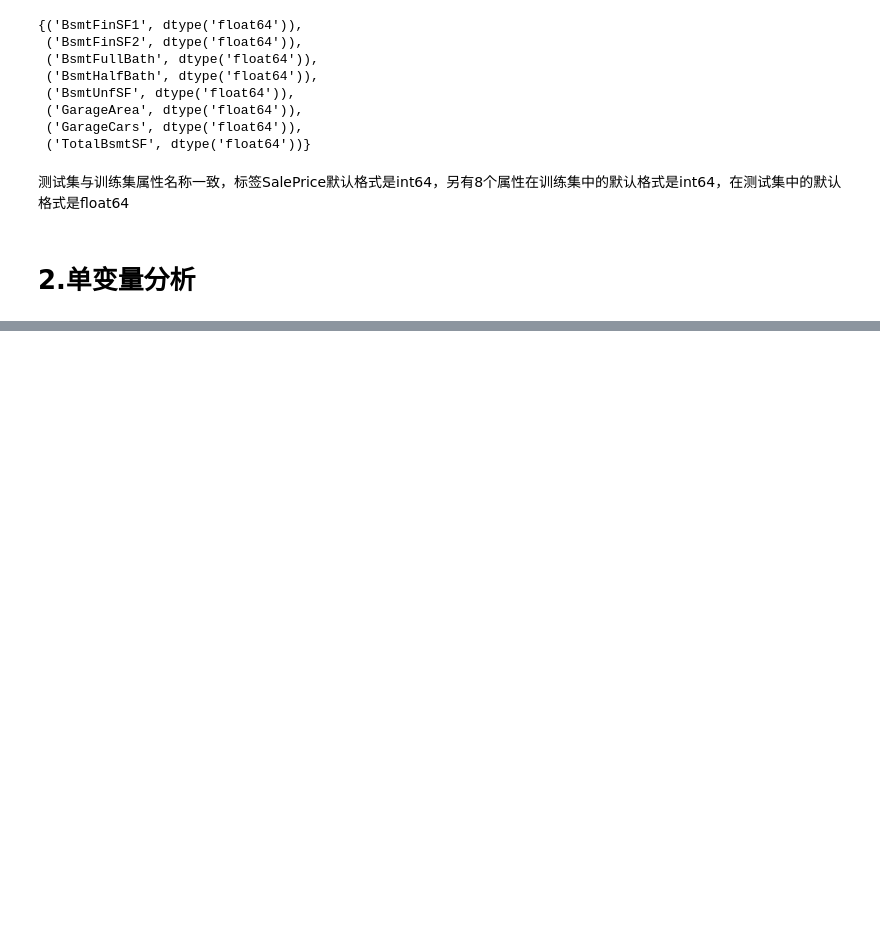
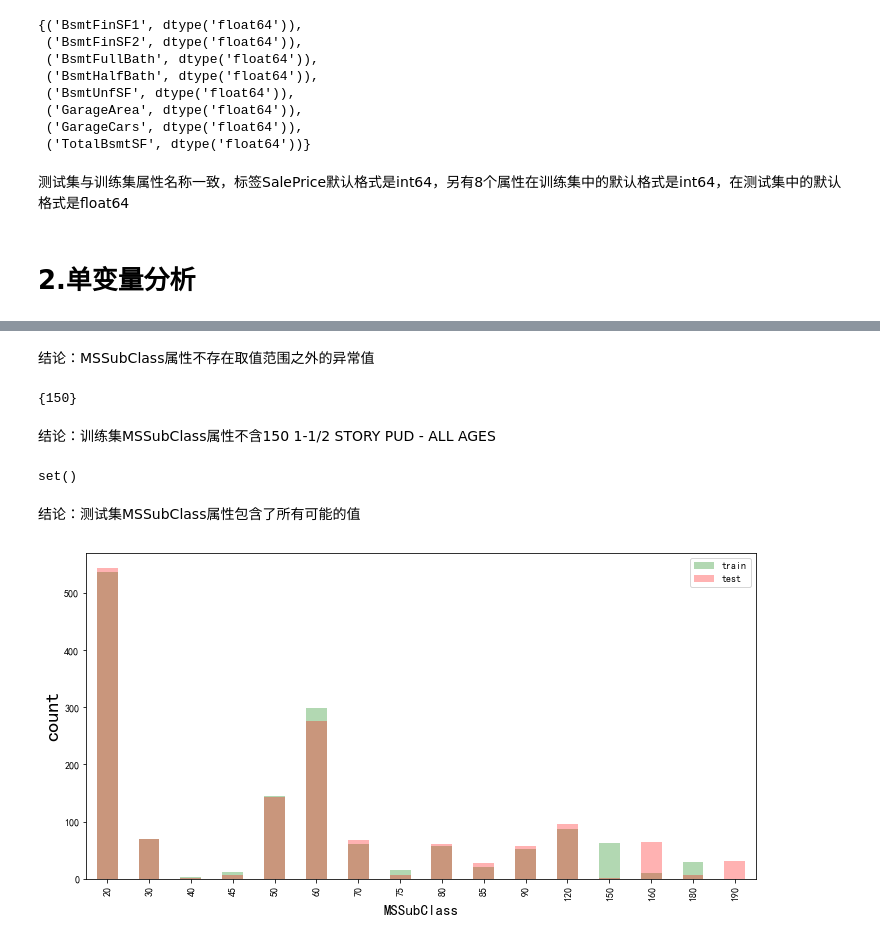
Before and after one commit to malng/DataModelingPortfolio, a Jupyter notebook: House-Prices_Advanced-Regression-Techniques/House-Prices_EDA.ipynb, the cells around one changed output, grey strips where cells are left out. Cells and saved outputs as stored; diff of their text form; code cells hidden in the pictures; blank space fills up the shorter version.

```diff
--- a/House-Prices_Advanced-Regression-Techniques/House-Prices_EDA.ipynb
+++ b/House-Prices_Advanced-Regression-Techniques/House-Prices_EDA.ipynb
@@ -142,0 +208,23 @@ set(i for i in test.dtypes.items()) - set(i for i in train.dtypes.items())
+# %% [markdown]
+结论：MSSubClass属性不存在取值范围之外的异常值
+# %%
+MSSubClass_kinds - train_MSSubClass_set
+# %% [output]
+{150}
+# %% [markdown]
+结论：训练集MSSubClass属性不含150 1-1/2 STORY PUD - ALL AGES
+# %%
+MSSubClass_kinds - test_MSSubClass_set
+# %% [output]
+set()
+# %% [markdown]
+结论：测试集MSSubClass属性包含了所有可能的值
+# %%
+train['MSSubClass'].value_counts().sort_index().plot(kind='bar', color='g', alpha=0.3, figsize=(12,6))
+test['MSSubClass'].value_counts().sort_index().plot(kind='bar', color='r', alpha=0.3, figsize=(12,6))
+plt.xlabel('MSSubClass',fontdict={'size':15})
+plt.ylabel('count',fontdict={'size':20})
+plt.legend(['train','test'])
+plt.show()
+# %% [output]
+[figure, added]
```
Also changed, not shown: parts of 11 cells of this notebook.
